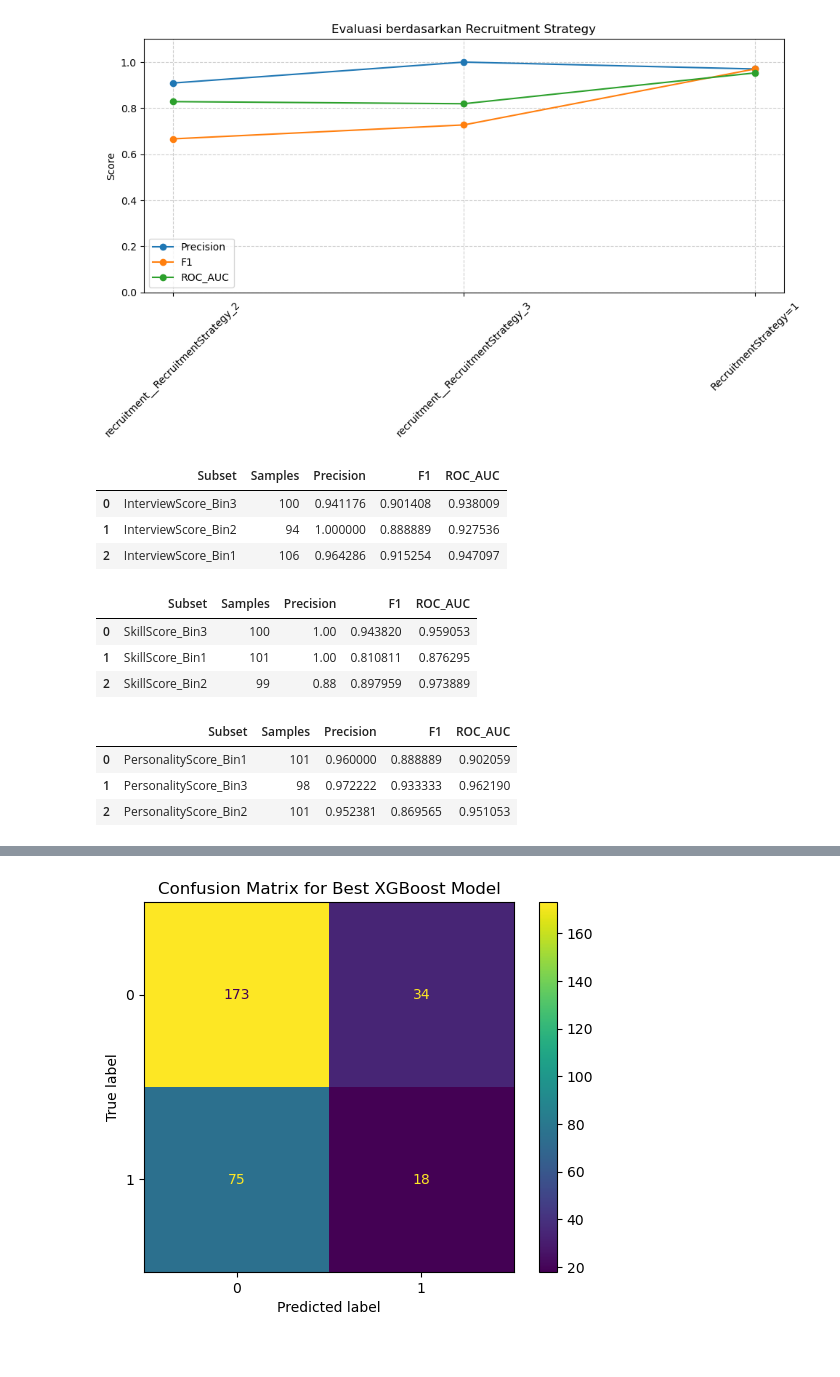
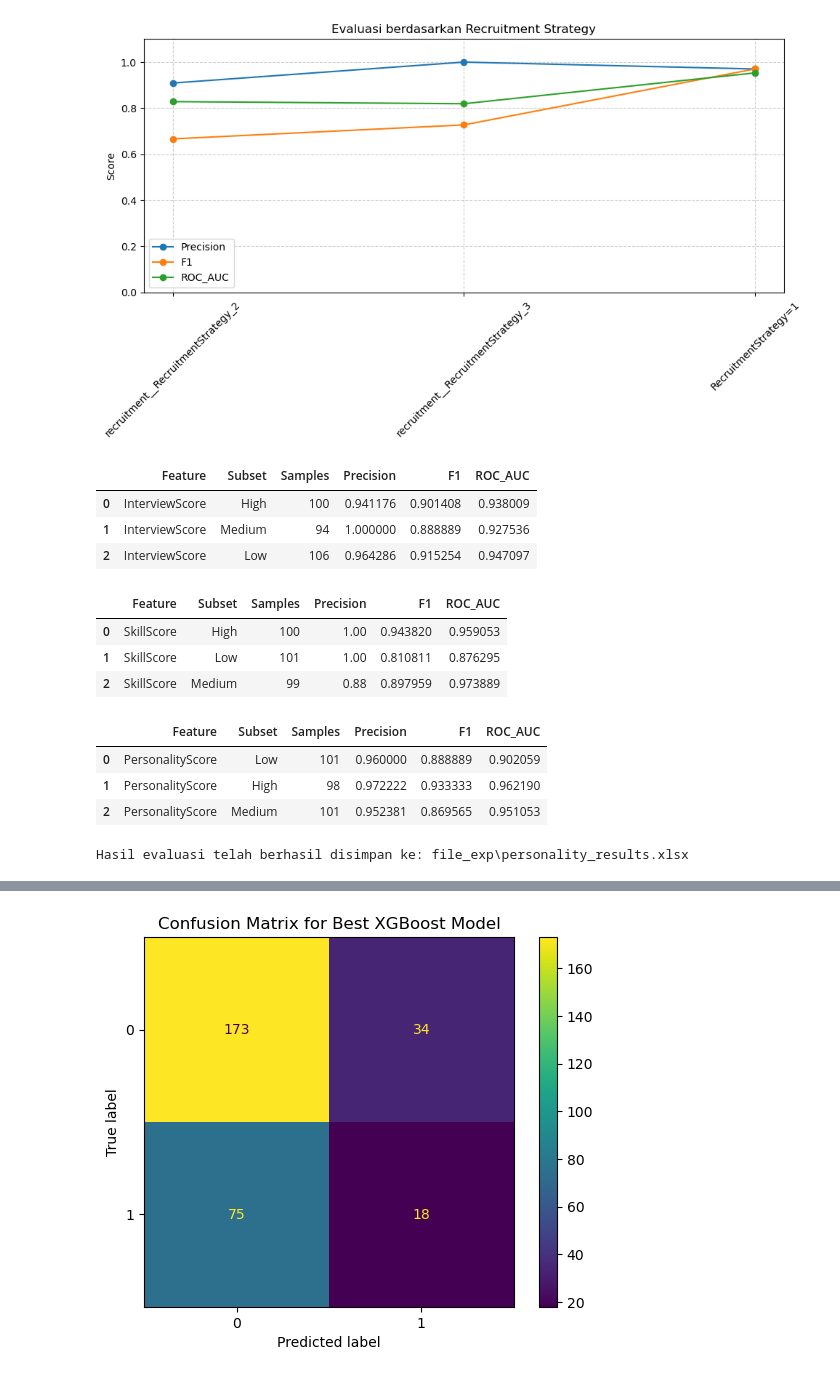
Before and after one commit to agirahmawandi/stage_3_L, a Jupyter notebook: Stage3_evaluation.ipynb, the cells around one changed output, grey strips where cells are left out. Saved outputs shown, nothing was run; the diff lists cells and outputs as text; code cells hidden in the pictures.

```diff
--- a/Stage3_evaluation.ipynb
+++ b/Stage3_evaluation.ipynb
@@ -274,18 +274,19 @@ plot_subset_results_auto(recruitment_results, "Evaluasi berdasarkan Recruitment
 [figure]
 [figure]
 # %%
-from sklearn.metrics import precision_score, f1_score, roc_auc_score
-
 def evaluate_numeric_by_bins(model, pipeline, X_raw, y, feature, bins=3):
     """
     Evaluasi model berdasarkan subset dari fitur numerik yang dibagi dalam bins.
+    Label bin: Low, Medium, High agar lebih mudah diinterpretasi.
     Model dievaluasi dengan Precision, F1, dan ROC AUC.
     """
     results = []
 
-    # buat bin dari kolom asli
+    # label bin kustom
+    bin_labels = ["Low", "Medium", "High"][:bins]
+
+    # buat bin dengan qcut
     feature_values = X_raw[feature]
-    bin_labels = [f"{feature}_Bin{i+1}" for i in range(bins)]
     X_bins = pd.qcut(feature_values, q=bins, labels=bin_labels, duplicates="drop")
 
     # transformasi full dataset sekali saja
@@ -305,42 +306,60 @@ def evaluate_numeric_by_bins(model, pipeline, X_raw, y, feature, bins=3):
         precision = precision_score(y_sub, y_pred, zero_division=0)
         f1 = f1_score(y_sub, y_pred, zero_division=0)
         try:
             y_prob = model.predict_proba(X_sub)[:, 1]
             roc_auc = roc_auc_score(y_sub, y_prob)
         except:
             roc_auc = None
 
         results.append({
+            "Feature": feature,
             "Subset": bin_label,
             "Samples": len(y_sub),
             "Precision": precision,
             "F1": f1,
             "ROC_AUC": roc_auc
         })
 
     return pd.DataFrame(results)
 
 
 # ======================
 # Contoh pemakaian
 # ======================
 interview_results = evaluate_numeric_by_bins(loaded_model, loaded_pipeline, X_test, y_test, "InterviewScore", bins=3)
 skill_results     = evaluate_numeric_by_bins(loaded_model, loaded_pipeline, X_test, y_test, "SkillScore", bins=3)
 personality_results = evaluate_numeric_by_bins(loaded_model, loaded_pipeline, X_test, y_test, "PersonalityScore", bins=3)
 
 display(interview_results)
 display(skill_results)
 display(personality_results)
+
+
+# Buat path lengkap untuk file Excel
+file_path = os.path.join(folder_path, 'interview_results.xlsx')
+# Asumsikan 'hasil_evaluasi' adalah DataFrame
+interview_results.to_excel(file_path, index=True)
+
+file_path = os.path.join(folder_path, 'skill_results.xlsx')
+# Asumsikan 'hasil_evaluasi' adalah DataFrame
+skill_results.to_excel(file_path, index=True)
+
+file_path = os.path.join(folder_path, 'personality_results.xlsx')
+# Asumsikan 'hasil_evaluasi' adalah DataFrame
+personality_results.to_excel(file_path, index=True)
+
+print(f"Hasil evaluasi telah berhasil disimpan ke: {file_path}")
 # %% [output]
-|  | Subset | Samples | Precision | F1 | ROC_AUC |
-| 0 | InterviewScore_Bin3 | 100 | 0.941176 | 0.901408 | 0.938009 |
-| 1 | InterviewScore_Bin2 | 94 | 1.000000 | 0.888889 | 0.927536 |
-| 2 | InterviewScore_Bin1 | 106 | 0.964286 | 0.915254 | 0.947097 |
+|  | Feature | Subset | Samples | Precision | F1 | ROC_AUC |
+| 0 | InterviewScore | High | 100 | 0.941176 | 0.901408 | 0.938009 |
+| 1 | InterviewScore | Medium | 94 | 1.000000 | 0.888889 | 0.927536 |
+| 2 | InterviewScore | Low | 106 | 0.964286 | 0.915254 | 0.947097 |
-|  | Subset | Samples | Precision | F1 | ROC_AUC |
-| 0 | SkillScore_Bin3 | 100 | 1.00 | 0.943820 | 0.959053 |
-| 1 | SkillScore_Bin1 | 101 | 1.00 | 0.810811 | 0.876295 |
-| 2 | SkillScore_Bin2 | 99 | 0.88 | 0.897959 | 0.973889 |
+|  | Feature | Subset | Samples | Precision | F1 | ROC_AUC |
+| 0 | SkillScore | High | 100 | 1.00 | 0.943820 | 0.959053 |
+| 1 | SkillScore | Low | 101 | 1.00 | 0.810811 | 0.876295 |
+| 2 | SkillScore | Medium | 99 | 0.88 | 0.897959 | 0.973889 |
-|  | Subset | Samples | Precision | F1 | ROC_AUC |
-| 0 | PersonalityScore_Bin1 | 101 | 0.960000 | 0.888889 | 0.902059 |
-| 1 | PersonalityScore_Bin3 | 98 | 0.972222 | 0.933333 | 0.962190 |
-| 2 | PersonalityScore_Bin2 | 101 | 0.952381 | 0.869565 | 0.951053 |
+|  | Feature | Subset | Samples | Precision | F1 | ROC_AUC |
+| 0 | PersonalityScore | Low | 101 | 0.960000 | 0.888889 | 0.902059 |
+| 1 | PersonalityScore | High | 98 | 0.972222 | 0.933333 | 0.962190 |
+| 2 | PersonalityScore | Medium | 101 | 0.952381 | 0.869565 | 0.951053 |
+Hasil evaluasi telah berhasil disimpan ke: file_exp\personality_results.xlsx
```
Also changed, not shown: parts of 6 cells of this notebook, 1 other file.
